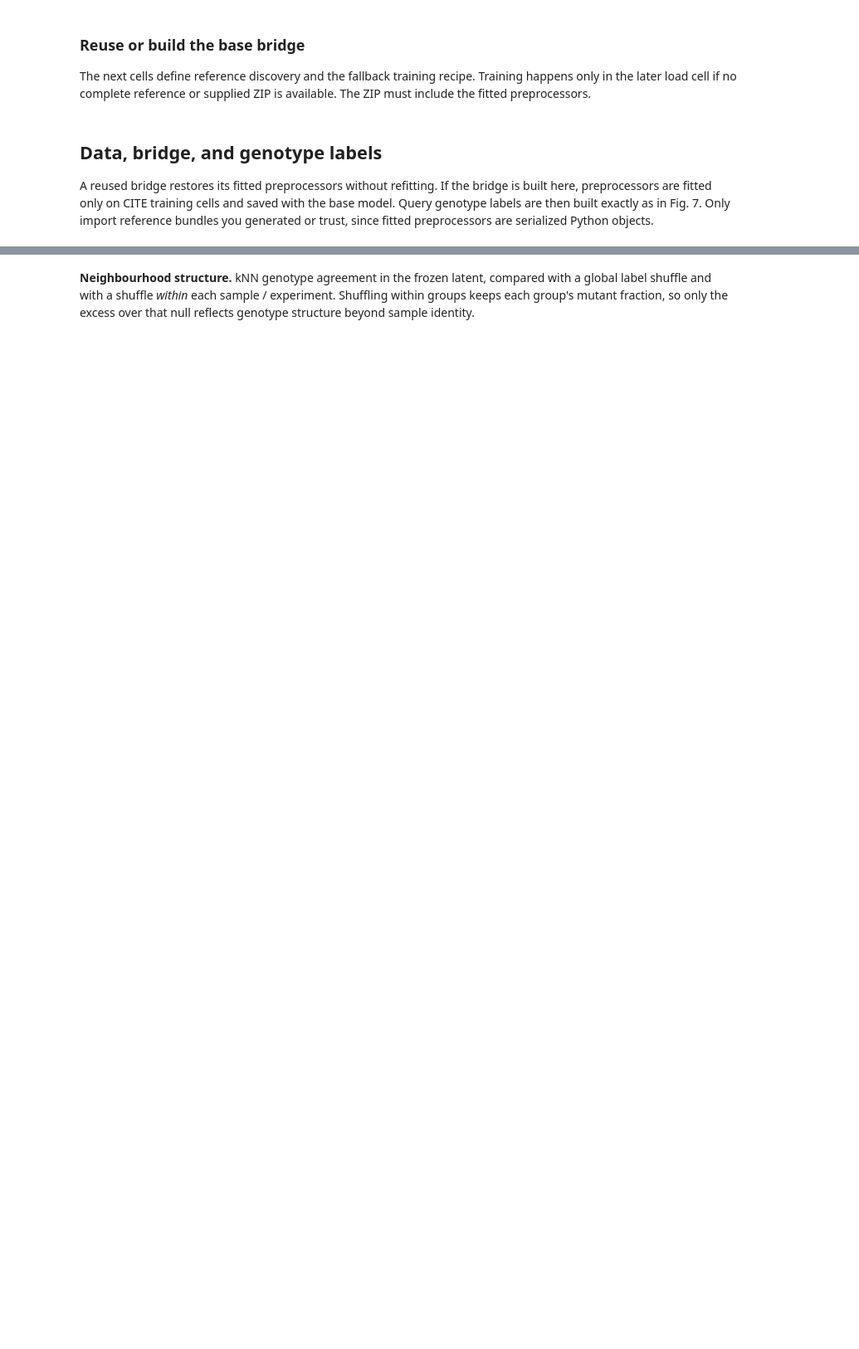
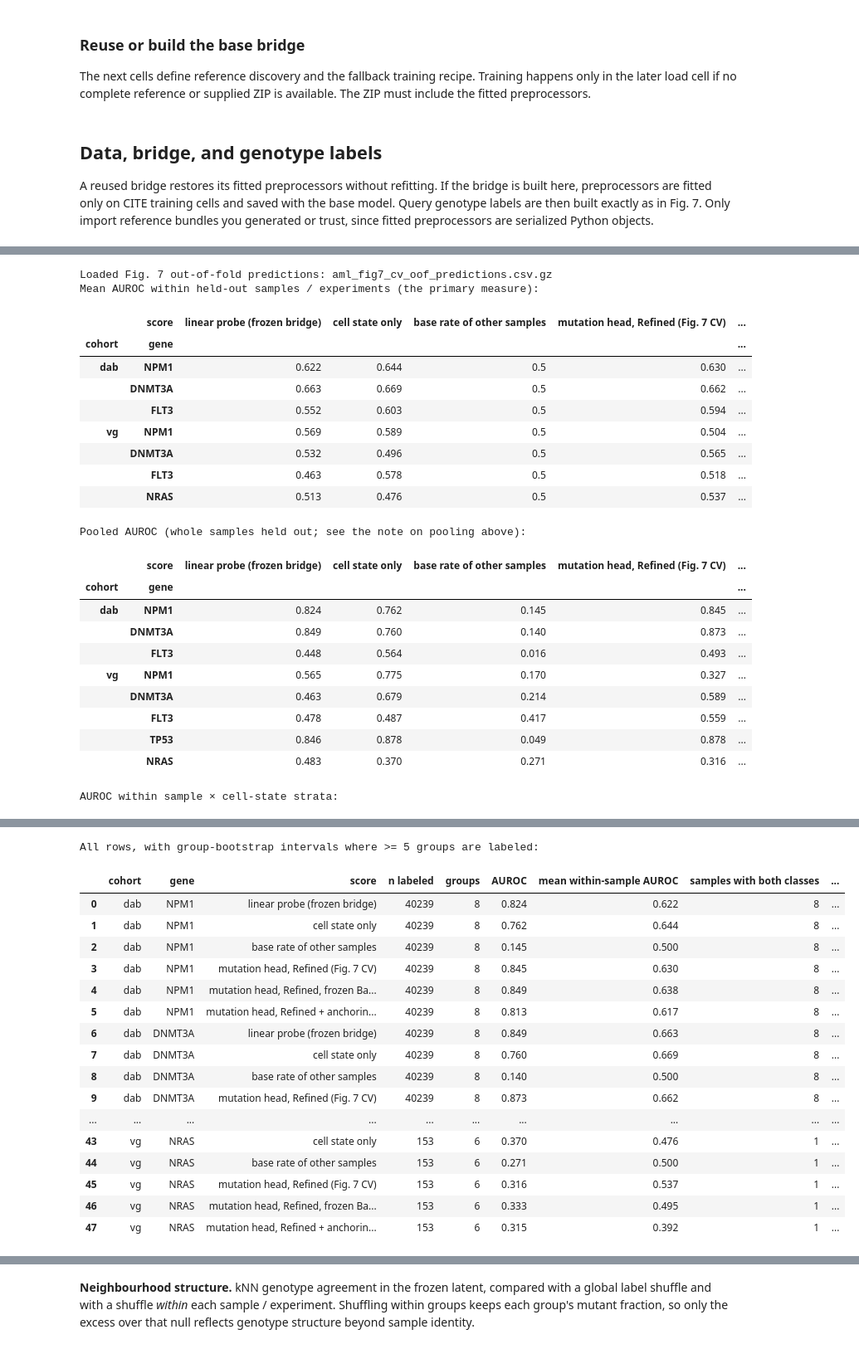
Before and after one commit to Ashford-A/UniVI, a Jupyter notebook: docs/tutorials/experimental/aml_genotype_latent.ipynb, the cells around one changed output, grey strips where cells are left out. Shown at 83% size. Saved outputs shown, nothing was run; the diff lists cells and outputs as text; code cells hidden in the pictures; blank space fills up the shorter version.

```diff
--- a/docs/tutorials/experimental/aml_genotype_latent.ipynb
+++ b/docs/tutorials/experimental/aml_genotype_latent.ipynb
@@ -904,7 +915,7 @@ Z = {"vg": z_vg, "dab": z_dab}
 oof = None
 if OOF_PATH.is_file():
     oof = pd.read_csv(OOF_PATH)
-    print("Loaded Fig. 7 out-of-fold predictions:", OOF_PATH)
+    print("Loaded Fig. 7 out-of-fold predictions:", OOF_PATH.name)
 else:
     print("No Fig. 7 out-of-fold predictions found; showing the frozen-bridge analyses only.")
 
@@ -925,6 +936,23 @@ def oof_for(cohort, gene, arm=None):
     return sub.reindex(names).to_numpy(dtype=float)
 
 
+def mean_within_group_auroc(y, p, groups, min_per_class=10):
+    vals = []
+    for g in np.unique(groups):
+        m = (groups == g) & np.isfinite(y) & np.isfinite(p)
+        if np.sum(y[m] == 1) >= min_per_class and np.sum(y[m] == 0) >= min_per_class:
+            vals.append(roc_auc_score(y[m], p[m]))
+    return (float(np.mean(vals)) if vals else np.nan), len(vals)
+
+
+def other_groups_base_rate(y, groups):
+    p = np.full(len(y), np.nan)
+    lab = np.isfinite(y)
+    for g in np.unique(groups[lab]):
+        p[lab & (groups == g)] = y[lab & (groups != g)].mean()
+    return p
+
+
 def auc_or_nan(y, p):
     ok = np.isfinite(y) & np.isfinite(p)
     return roc_auc_score(y[ok], p[ok]) if len(np.unique(y[ok])) == 2 else np.nan
@@ -939,7 +967,8 @@ for cohort, genes in (("dab", DAB_GENES), ("vg", GENES)):
         if np.nansum(y == 1) < 20 or np.nansum(y == 0) < 20 or len(np.unique(grp[np.isfinite(y)])) < 2:
             continue
         scores = {"linear probe (frozen bridge)": grouped_linear_probe(Z[cohort], y, grp, n_splits=5),
-                  "cell state only": covariate_only_baseline(y, state, grp)}
+                  "cell state only": covariate_only_baseline(y, state, grp),
+                  "base rate of other samples": other_groups_base_rate(y, grp)}
         for arm in OOF_ARMS:
             head = oof_for(cohort, g, arm)
             if head is not None:
@@ -948,19 +977,48 @@ for cohort, genes in (("dab", DAB_GENES), ("vg", GENES)):
         n_groups = len(np.unique(grp[np.isfinite(y)]))
         for name, p in scores.items():
             within, _ = stratified_auroc(y, p, strata)
+            within_mean, n_within = mean_within_group_auroc(y, p, grp)
             row = {"cohort": cohort, "gene": g, "score": name, "n labeled": int(np.isfinite(y).sum()),
                    "groups": n_groups, "AUROC": auc_or_nan(y, p),
-                   "within sample × state": np.nan if name == "cell state only" else within["weighted_auroc"],
+                   "mean within-sample AUROC": within_mean, "samples with both classes": n_within,
+                   "within sample × state": np.nan if name in ("cell state only", "base rate of other samples")
+                   else within["weighted_auroc"],
                    "strata used": within["n_strata"]}
             if n_groups >= 5:
                 ci = group_bootstrap(y, p, grp, n_boot=500)
                 row["95% CI"] = f"{ci['lo']:.2f}–{ci['hi']:.2f}"
             rows.append(row)
 genotype_info = pd.DataFrame(rows)
-print("Pooled AUROC (whole samples held out):")
+print("Mean AUROC within held-out samples / experiments (the primary measure):")
+display(genotype_info.pivot_table(index=["cohort", "gene"], columns="score", values="mean within-sample AUROC", sort=False).round(3))
+print("Pooled AUROC (whole samples held out; see the note on pooling above):")
 display(genotype_info.pivot_table(index=["cohort", "gene"], columns="score", values="AUROC", sort=False).round(3))
 print("AUROC within sample × cell-state strata:")
 display(genotype_info.dropna(subset=["within sample × state"])
         .pivot_table(index=["cohort", "gene"], columns="score", values="within sample × state", sort=False).round(3))
 print("All rows, with group-bootstrap intervals where >= 5 groups are labeled:")
 display(genotype_info.round(3))
+# %% [output]
+Loaded Fig. 7 out-of-fold predictions: aml_fig7_cv_oof_predictions.csv.gz
+Mean AUROC within held-out samples / experiments (the primary measure):
+|  | score | linear probe (frozen bridge) | cell state only | base rate of other samples | mutation head, Refined (Fig. 7 CV) | ... |
+| cohort | gene |  |  |  |  | ... |
+| dab | NPM1 | 0.622 | 0.644 | 0.5 | 0.630 | ... |
+|  | DNMT3A | 0.663 | 0.669 | 0.5 | 0.662 | ... |
+|  | FLT3 | 0.552 | 0.603 | 0.5 | 0.594 | ... |
+| vg | NPM1 | 0.569 | 0.589 | 0.5 | 0.504 | ... |
+|  | DNMT3A | 0.532 | 0.496 | 0.5 | 0.565 | ... |
+|  | FLT3 | 0.463 | 0.578 | 0.5 | 0.518 | ... |
+|  | NRAS | 0.513 | 0.476 | 0.5 | 0.537 | ... |
+Pooled AUROC (whole samples held out; see the note on pooling above):
+|  | score | linear probe (frozen bridge) | cell state only | base rate of other samples | mutation head, Refined (Fig. 7 CV) | ... |
+| cohort | gene |  |  |  |  | ... |
+| dab | NPM1 | 0.824 | 0.762 | 0.145 | 0.845 | ... |
+|  | DNMT3A | 0.849 | 0.760 | 0.140 | 0.873 | ... |
+|  | FLT3 | 0.448 | 0.564 | 0.016 | 0.493 | ... |
+| vg | NPM1 | 0.565 | 0.775 | 0.170 | 0.327 | ... |
+|  | DNMT3A | 0.463 | 0.679 | 0.214 | 0.589 | ... |
+|  | FLT3 | 0.478 | 0.487 | 0.417 | 0.559 | ... |
+|  | TP53 | 0.846 | 0.878 | 0.049 | 0.878 | ... |
+|  | NRAS | 0.483 | 0.370 | 0.271 | 0.316 | ... |
+AUROC within sample × cell-state strata:
@@ -966,0 +1034,18 @@ display(genotype_info.round(3))
+All rows, with group-bootstrap intervals where >= 5 groups are labeled:
+|  | cohort | gene | score | n labeled | groups | AUROC | mean within-sample AUROC | samples with both classes | ... |
+| 0 | dab | NPM1 | linear probe (frozen bridge) | 40239 | 8 | 0.824 | 0.622 | 8 | ... |
+| 1 | dab | NPM1 | cell state only | 40239 | 8 | 0.762 | 0.644 | 8 | ... |
+| 2 | dab | NPM1 | base rate of other samples | 40239 | 8 | 0.145 | 0.500 | 8 | ... |
+| 3 | dab | NPM1 | mutation head, Refined (Fig. 7 CV) | 40239 | 8 | 0.845 | 0.630 | 8 | ... |
+| 4 | dab | NPM1 | mutation head, Refined, frozen Ba... | 40239 | 8 | 0.849 | 0.638 | 8 | ... |
+| 5 | dab | NPM1 | mutation head, Refined + anchorin... | 40239 | 8 | 0.813 | 0.617 | 8 | ... |
+| 6 | dab | DNMT3A | linear probe (frozen bridge) | 40239 | 8 | 0.849 | 0.663 | 8 | ... |
+| 7 | dab | DNMT3A | cell state only | 40239 | 8 | 0.760 | 0.669 | 8 | ... |
+| 8 | dab | DNMT3A | base rate of other samples | 40239 | 8 | 0.140 | 0.500 | 8 | ... |
+| 9 | dab | DNMT3A | mutation head, Refined (Fig. 7 CV) | 40239 | 8 | 0.873 | 0.662 | 8 | ... |
+| ... | ... | ... | ... | ... | ... | ... | ... | ... | ... |
+| 43 | vg | NRAS | cell state only | 153 | 6 | 0.370 | 0.476 | 1 | ... |
+| 44 | vg | NRAS | base rate of other samples | 153 | 6 | 0.271 | 0.500 | 1 | ... |
+| 45 | vg | NRAS | mutation head, Refined (Fig. 7 CV) | 153 | 6 | 0.316 | 0.537 | 1 | ... |
+| 46 | vg | NRAS | mutation head, Refined, frozen Ba... | 153 | 6 | 0.333 | 0.495 | 1 | ... |
+| 47 | vg | NRAS | mutation head, Refined + anchorin... | 153 | 6 | 0.315 | 0.392 | 1 | ... |
```
Also changed, not shown: parts of 21 cells of this notebook, 1 other file.
